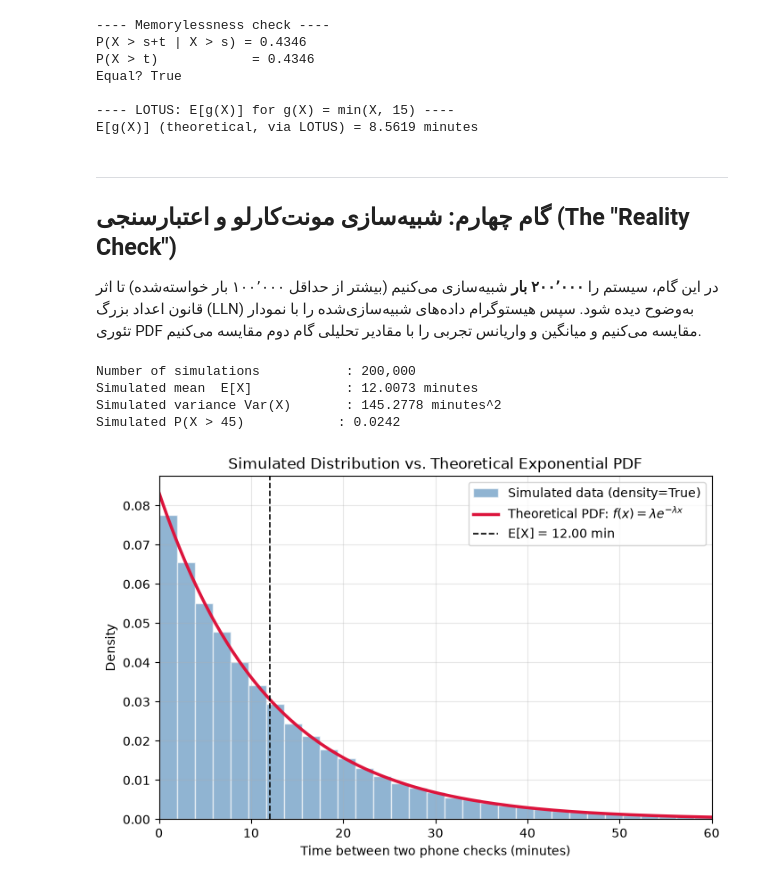
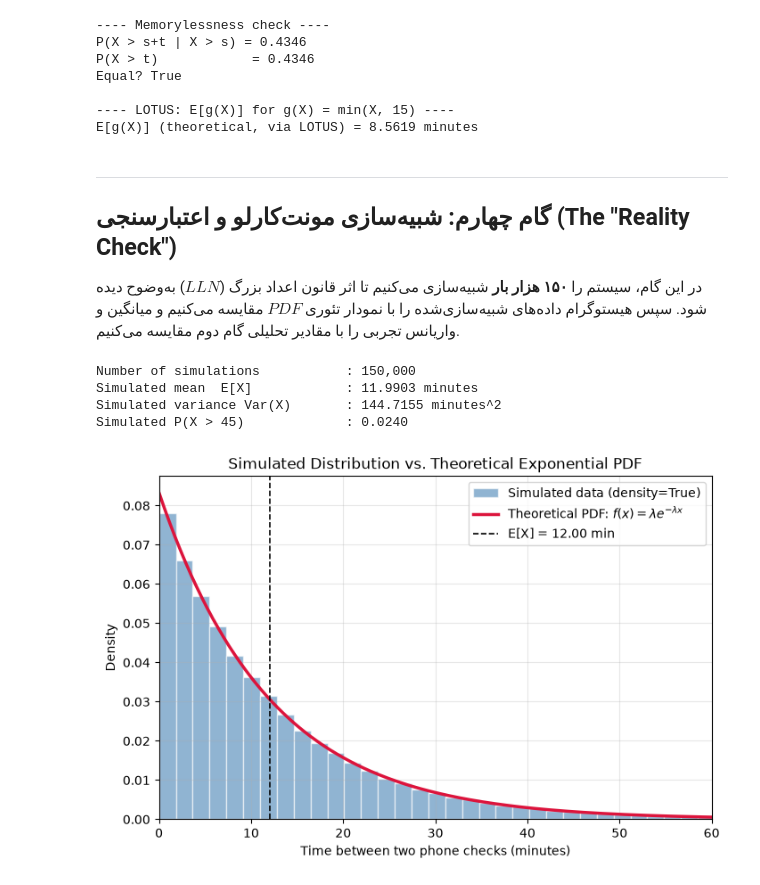
Before and after one commit to Mohammadi-Matin/Probability-Project, a Jupyter notebook: Probability_Project.ipynb, the cells around one changed output. Cells and saved outputs as stored; diff of their text form; code cells hidden in the pictures.

```diff
--- a/Probability_Project.ipynb
+++ b/Probability_Project.ipynb
@@ -116,16 +116,18 @@ lam = 1 / 12
 c_threshold = 45
 
 # Using scipy.stats.expon (scale = 1/lambda)
-rv = stats.expon(scale=1 / lam)
+ex = stats.expon(scale=1 / lam)
 
-Ex = rv.mean()
-Var_X_theory = rv.var()
-P_exceed_theory = rv.sf(c_threshold)   # sf = 1 - cdf = P(X > c)
+EX_theory = ex.mean()
+VarX_theory = ex.var()
+#تابع بقا
+# sf = 1 - cdf = P(X > c)
+P_exceed_theory = ex.sf(c_threshold)
 
 print(f"Rate parameter lambda           : {lam:.4f} events/minute")
-print(f"Theoretical E[X]                : {Ex:.4f} minutes")
-print(f"Theoretical Var(X)              : {Var_X_theory:.4f} minutes^2")
+print(f"Theoretical E[X]                : {EX_theory:.2f} minutes")
+print(f"Theoretical Var(X)              : {VarX_theory:.2f} minutes^2")
 print(f"Critical threshold c            : {c_threshold} minutes")
-print(f"Theoretical P(X > c)            : {P_exceed_theory:.4f}")
+print(f"Theoretical P(X > c)            : {P_exceed_theory:.2f}")
 # %% [output]
 Rate parameter lambda           : 0.0833 events/minute
@@ -201,51 +203,47 @@ Equal? True
 ---- LOTUS: E[g(X)] for g(X) = min(X, 15) ----
 E[g(X)] (theoretical, via LOTUS) = 8.5619 minutes
 # %% [markdown]
----
+
+----
+
 ## گام چهارم: شبیه‌سازی مونت‌کارلو و اعتبارسنجی (The "Reality Check")
 
-در این گام، سیستم را **۲۰۰٬۰۰۰ بار** شبیه‌سازی می‌کنیم (بیشتر از حداقل ۱۰۰٬۰۰۰ بار خواسته‌شده) تا اثر قانون اعداد بزرگ (LLN) به‌وضوح دیده شود. سپس هیستوگرام داده‌های شبیه‌سازی‌شده را با نمودار تئوری PDF مقایسه می‌کنیم و میانگین و واریانس تجربی را با مقادیر تحلیلی گام دوم مقایسه می‌کنیم.
+در این گام، سیستم را **۱۵۰ هزار بار** شبیه‌سازی می‌کنیم تا اثر قانون اعداد بزرگ ($LLN$) به‌وضوح دیده شود. سپس هیستوگرام داده‌های شبیه‌سازی‌شده را با نمودار تئوری $PDF$ مقایسه می‌کنیم و میانگین و واریانس تجربی را با مقادیر تحلیلی گام دوم مقایسه می‌کنیم.
 # %%
-# ============================================================
-# Step 4a: Monte Carlo simulation
-# ============================================================
-N_SIM = 200_000
+N_SIM = 150000
 
 samples = np.random.exponential(scale=1/lam, size=N_SIM)
 
-E_X_sim   = samples.mean()
-Var_X_sim = samples.var()
+EX_sim   = samples.mean()
+VarX_sim = samples.var()
 P_exceed_sim = np.mean(samples > c_threshold)
 
 print(f"Number of simulations           : {N_SIM:,}")
-print(f"Simulated mean  E[X]            : {E_X_sim:.4f} minutes")
-print(f"Simulated variance Var(X)       : {Var_X_sim:.4f} minutes^2")
-print(f"Simulated P(X > {c_threshold})            : {P_exceed_sim:.4f}")
+print(f"Simulated mean  E[X]            : {EX_sim:.4f} minutes")
+print(f"Simulated variance Var(X)       : {VarX_sim:.4f} minutes^2")
+print(f"Simulated P(X > {c_threshold})             : {P_exceed_sim:.4f}")
 # %% [output]
-Number of simulations           : 200,000
-Simulated mean  E[X]            : 12.0073 minutes
-Simulated variance Var(X)       : 145.2778 minutes^2
-Simulated P(X > 45)            : 0.0242
+Number of simulations           : 150,000
+Simulated mean  E[X]            : 11.9903 minutes
+Simulated variance Var(X)       : 144.7155 minutes^2
+Simulated P(X > 45)             : 0.0240
 # %%
-# ============================================================
-# Step 4b: Histogram vs theoretical PDF
-# ============================================================
 x_range = np.linspace(0, samples.max(), 1000)
 pdf_theory = stats.expon(scale=1/lam).pdf(x_range)
 
 plt.figure()
 plt.hist(samples, bins=80, density=True, alpha=0.6,
          color="steelblue", edgecolor="white", label="Simulated data (density=True)")
 plt.plot(x_range, pdf_theory, color="crimson", linewidth=2.5,
          label=r"Theoretical PDF: $f(x)=\lambda e^{-\lambda x}$")
-plt.axvline(E_X_theory, color="black", linestyle="--", linewidth=1.2,
-            label=f"E[X] = {E_X_theory:.2f} min")
+plt.axvline(EX_theory, color="black", linestyle="--", linewidth=1.2,
+            label=f"E[X] = {EX_theory:.2f} min")
 plt.title("Simulated Distribution vs. Theoretical Exponential PDF")
 plt.xlabel("Time between two phone checks (minutes)")
 plt.ylabel("Density")
 plt.legend()
 plt.xlim(0, 60)
 plt.show()
 # %% [output]
-[figure, old version]
+[figure, new version]
 # %%
```
Also changed, not shown: parts of 8 cells of this notebook, 2 other files.
